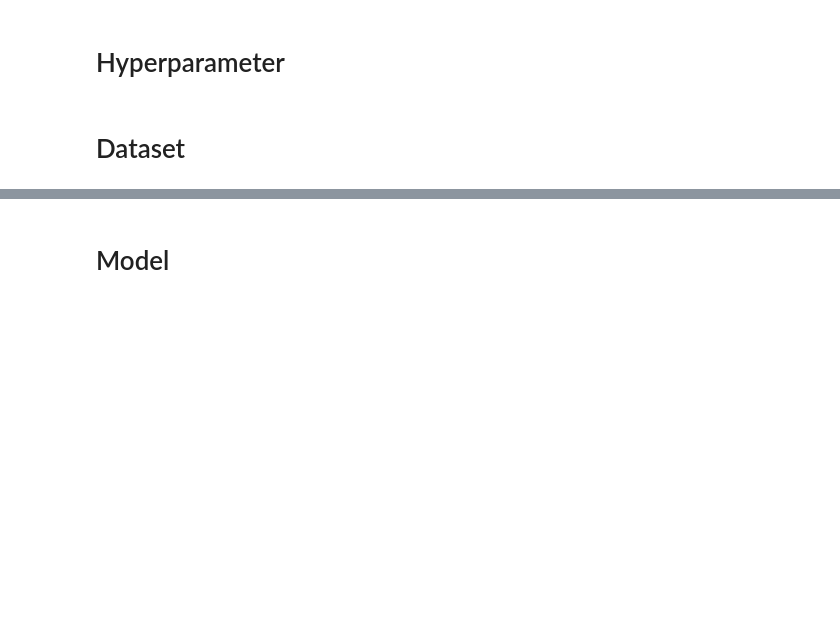
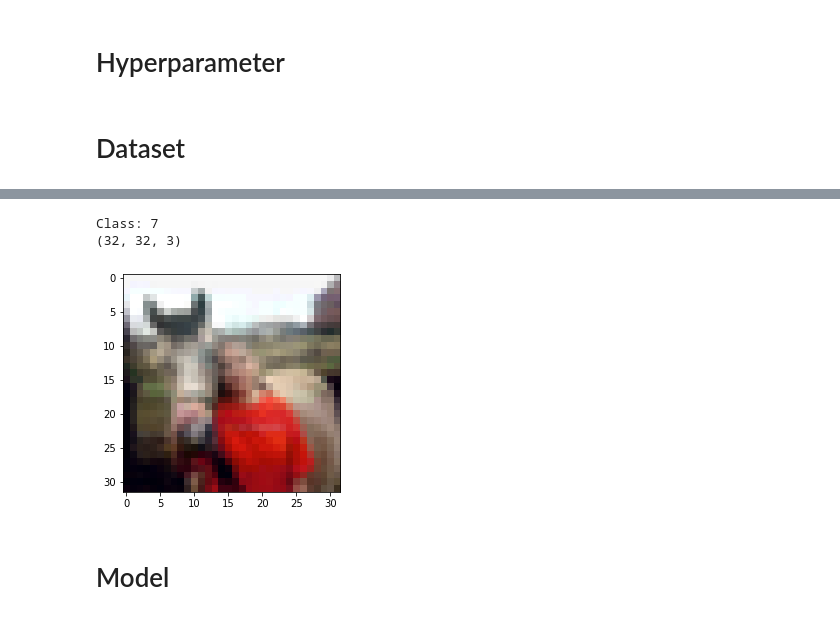
Before and after one commit to chengche6230/Deep-Learning-Course-Team-Project, a Jupyter notebook: Competition 4/DLcomp4_Team123_code.ipynb, the cells around one changed output, grey strips where cells are left out. Cells and saved outputs as stored; diff of their text form; code cells hidden in the pictures; blank space fills up the shorter version.

```diff
--- a/Competition 4/DLcomp4_Team123_code.ipynb
+++ b/Competition 4/DLcomp4_Team123_code.ipynb
@@ -381,2 +378,14 @@ display(x_val_noise, predictions)
+# %%
+for data in batched_dataset.take(1):
+    idx = 36
+    print("Class:", data[1][idx].numpy())
+    for i in range(len(data[0])):
+        assert data[0][i].shape == (IMAGE_HEIGHT, IMAGE_WIDTH, IMAGE_CHANNEL)
+    print(data[0][idx].shape)
+    plt.imshow((data[0][idx] + 1)/2,cmap='gray')
+# %% [output]
+Class: 7
+(32, 32, 3)
+[figure, added]
 # %% [markdown]
 # Model
```
Also changed, not shown: parts of 36 cells of this notebook.
